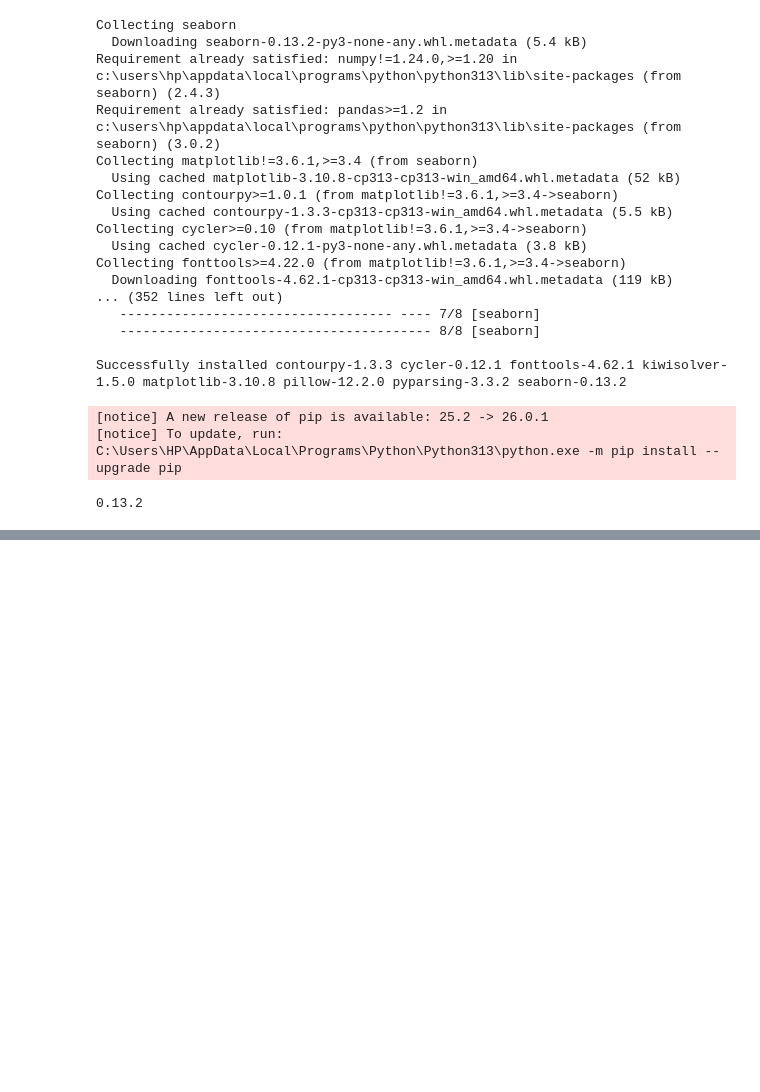
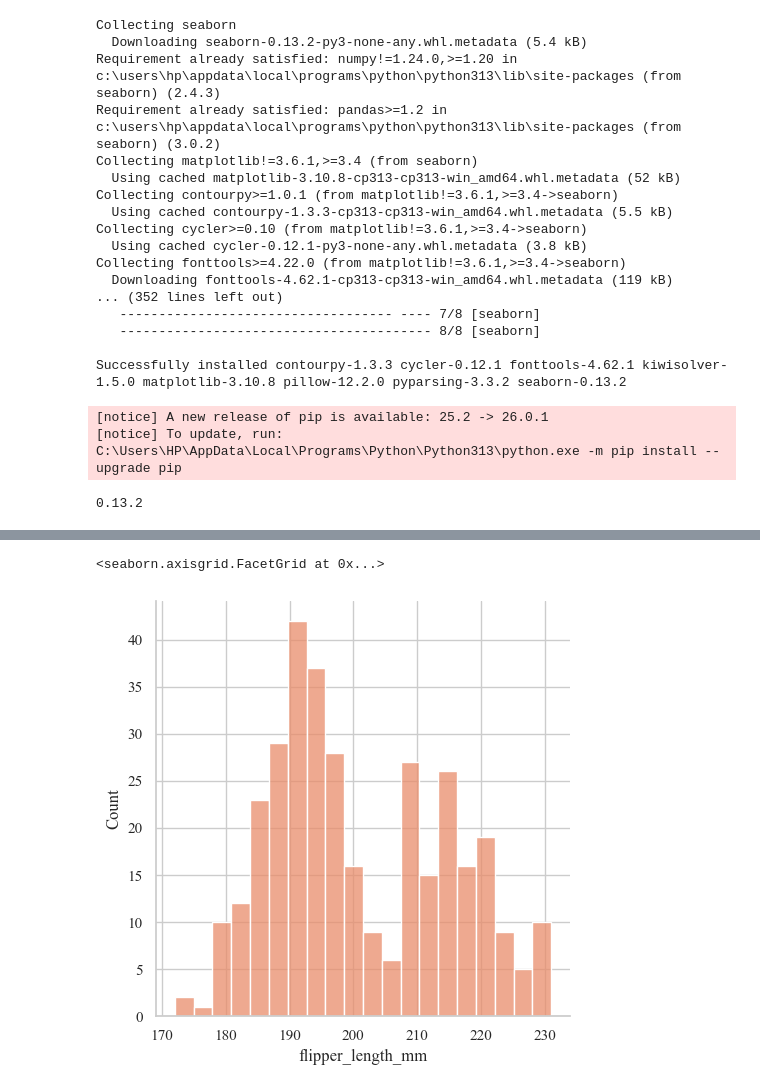
Before and after one commit to Irtisam99/Python_Programming, a Jupyter notebook: Data_visualization_seaborn.ipynb, the cells around one changed output, grey strips where cells are left out. Drawn from its saved outputs; the diff is of its cells as text; code cells hidden in the pictures; blank space fills up the shorter version.

```diff
--- a/Data_visualization_seaborn.ipynb
+++ b/Data_visualization_seaborn.ipynb
@@ -31,0 +167,12 @@ print(sns.__version__)
+# %%
+# By default histogram , bins=10
+sns.displot(
+    data=penguins,
+    x='flipper_length_mm',
+    kind='hist',
+    bins=20,
+
+)
+# %% [output]
+<seaborn.axisgrid.FacetGrid at 0x...>
+[figure, added]
```
Also changed, not shown: parts of 15 cells of this notebook.
